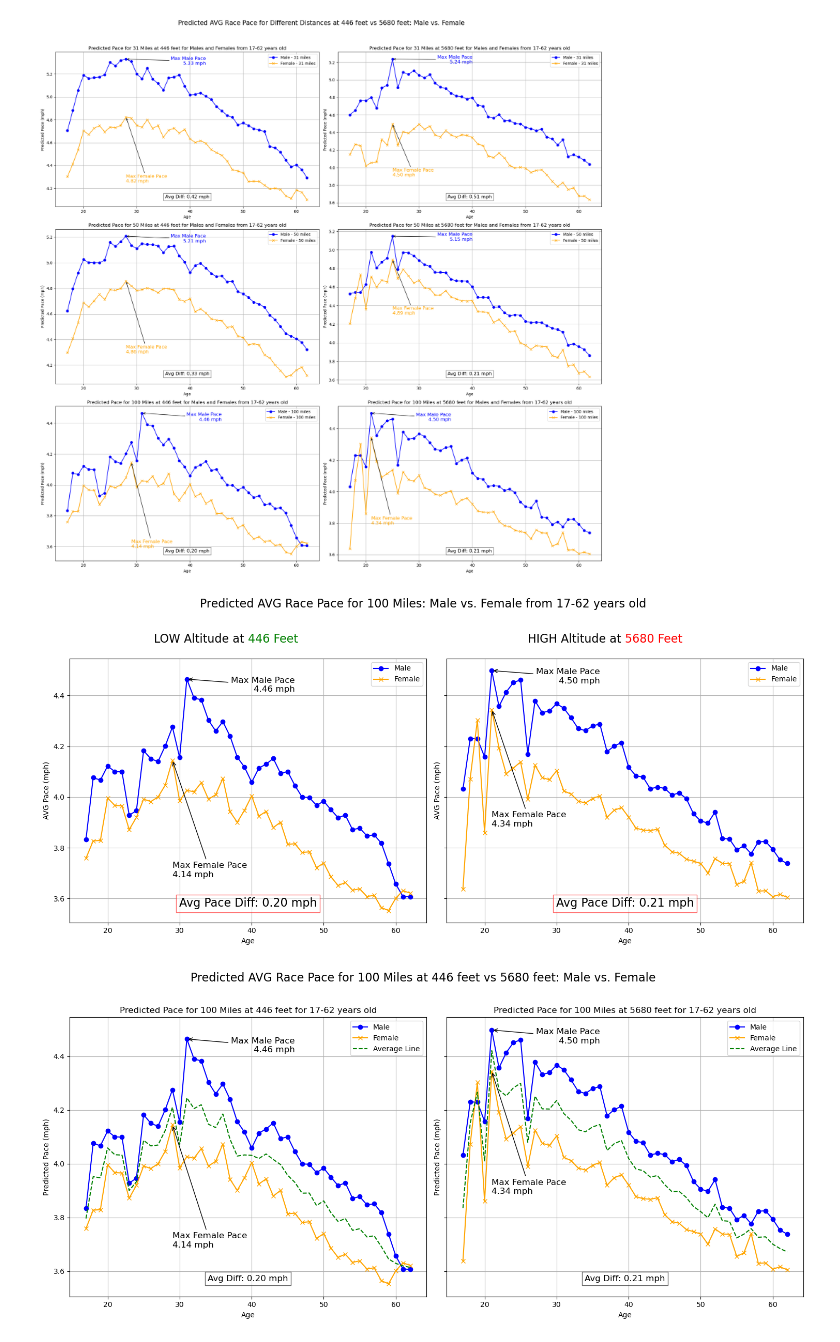
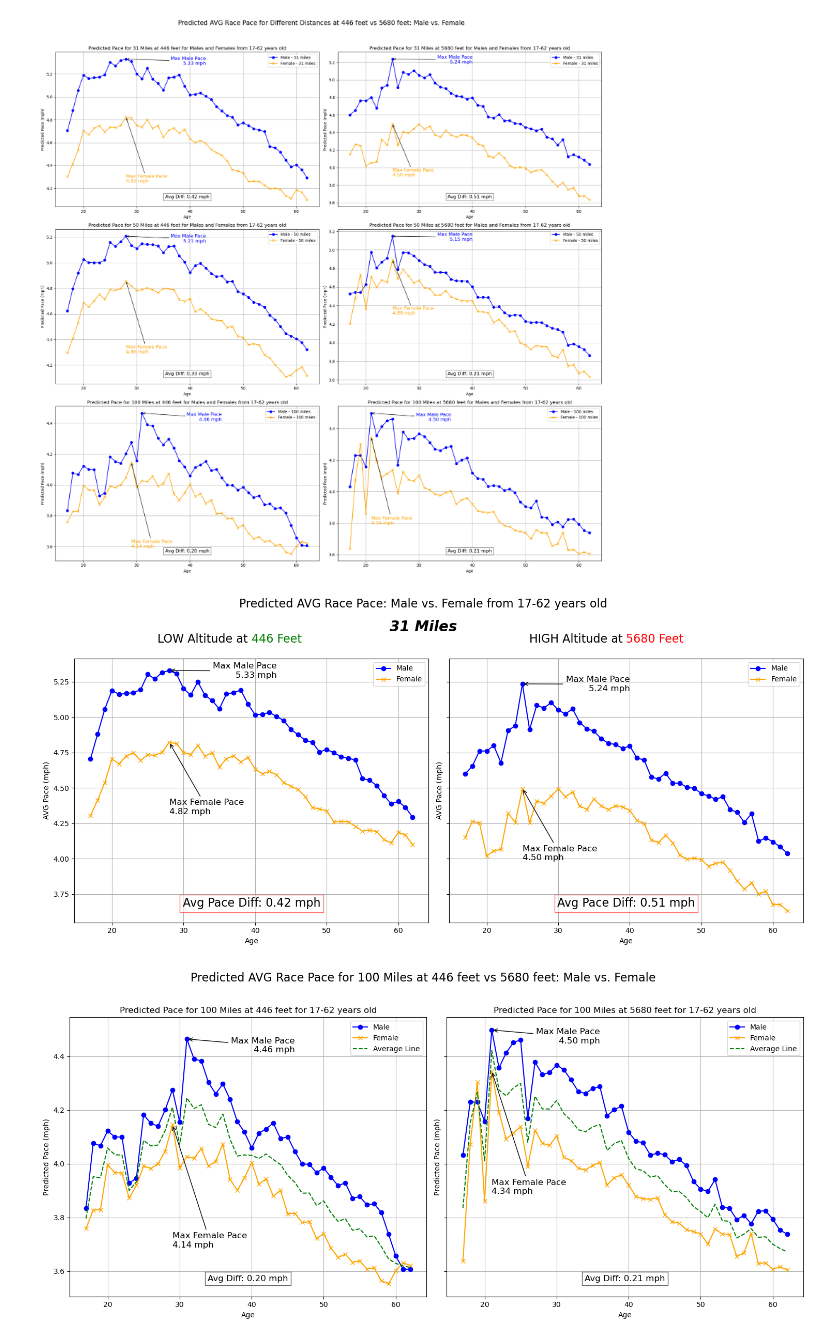
Before and after one commit to jdwelch88/Running_captstone, a Jupyter notebook: Notebooks/box_cox.ipynb, the cells around one changed output. Cells and saved outputs as stored; diff of their text form; code cells hidden in the pictures.

```diff
--- a/Notebooks/box_cox.ipynb
+++ b/Notebooks/box_cox.ipynb
@@ -392,7 +392,7 @@ ages = np.arange(17, 63)
 elevations = [446, 5680]
 
 # Define the specific distance to plot
-specific_distance = 100  # Change this to 50 or 100 for other distances
+specific_distance = 31  # Change this to 50 or 100 for other distances
 
 # Generate predictions for each elevation and gender for the specific distance
 predictions = {
@@ -449,35 +449,37 @@ for j, elevation in enumerate(elevations):
     # Adding colored title text using annotate
     if elevation == 446:
         title = axs[col].annotate(
             'LOW Altitude at ', xy=(0.5, 1.05), xycoords='axes fraction',
             ha='right', va='bottom', fontsize=16, color='black'
         )
         title = axs[col].annotate(
             '446 Feet', xy=(0.5, 1.05), xycoords='axes fraction',
             ha='left', va='bottom', fontsize=16, color='green'
         )
     elif elevation == 5680:
         title = axs[col].annotate(
             'HIGH Altitude at ', xy=(0.5, 1.05), xycoords='axes fraction',
             ha='right', va='bottom', fontsize=16, color='black'
         )
         title = axs[col].annotate(
             '5680 Feet', xy=(0.5, 1.05), xycoords='axes fraction',
             ha='left', va='bottom', fontsize=16, color='red'
         )
 
 
     axs[col].legend()
     axs[col].grid(True)
 
 # Add a main title for the entire figure
-fig.suptitle(f'Predicted AVG Race Pace for {specific_distance} Miles: Male vs. Female from 17-62 years old', fontsize=16)
+fig.suptitle('Predicted AVG Race Pace: Male vs. Female from 17-62 years old', fontsize=16)
+
+fig.text(0.5, 0.9, f'{specific_distance} Miles', ha='center', va='center', fontsize=20, weight='bold', style='italic')
 
 # Adjust layout
 plt.tight_layout(rect=[0, 0, 1, 0.96])
 plt.show()
 # %% [output]
-[figure, old version]
+[figure, new version]
 # %%
 
 
```
Also changed, not shown: parts of 1 cell of this notebook, 1 other file.
